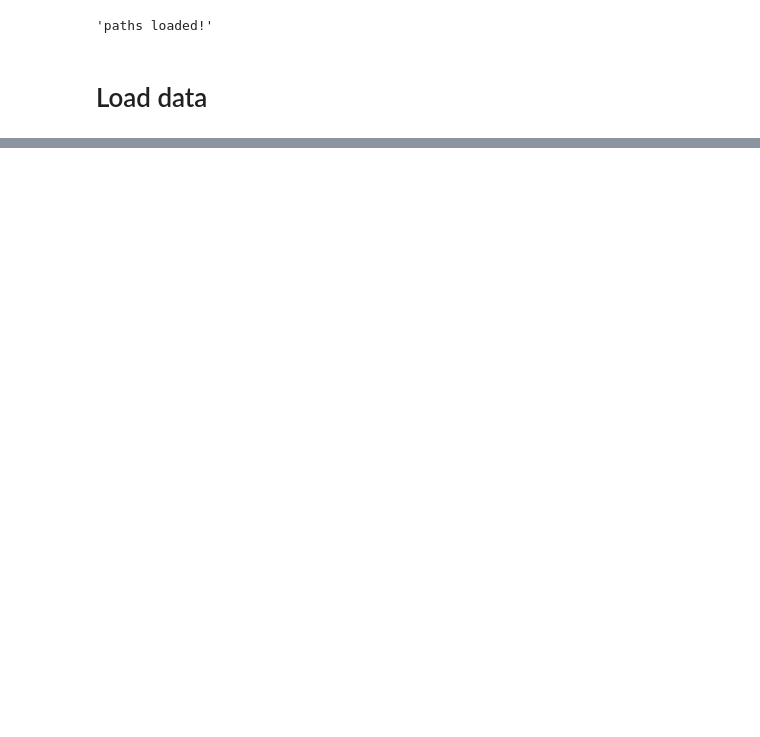
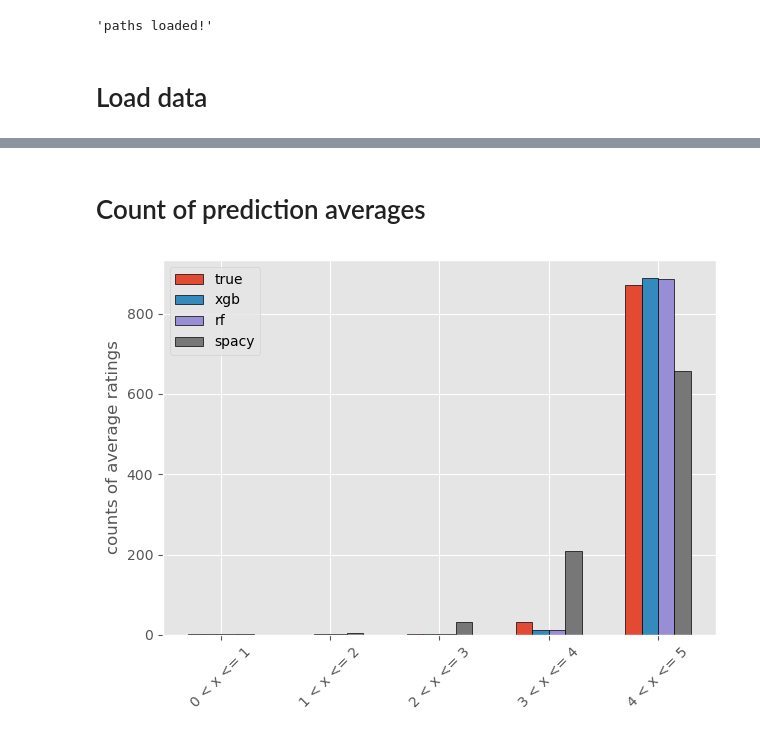
Before and after one commit to julianstar88/Data_Analytics, a Jupyter notebook: Jupyter notebooks/spacy_predict_ratings.ipynb, the cells around one changed output, grey strips where cells are left out. Cells and saved outputs as stored; diff of their text form; code cells hidden in the pictures; blank space fills up the shorter version.

```diff
--- a/Jupyter notebooks/spacy_predict_ratings.ipynb
+++ b/Jupyter notebooks/spacy_predict_ratings.ipynb
@@ -28,0 +203,45 @@ ic| 2414603899.py:4 in <module>- 'data loaded!'
+# %% [markdown]
+# Count of prediction averages
+# %%
+def counts(vals: np.ndarray) -> list[int]:
+    count_1 = list()
+    count_2 = list()
+    count_3 = list()
+    count_4 = list()
+    count_5 = list()
+    bucket = list()
+    for x in vals:
+        if (0 < x) and ( x <= 1):
+            count_1.append(x)
+        elif (1 < x) and (x <= 2):
+            count_2.append(x)
+        elif (2 < x) and (x <= 3):
+            count_3.append(x)
+        elif (3 < x) and (x <= 4):
+            count_4.append(x)
+        elif (4 < x) and (x <= 5):
+            count_5.append(x)
+        else:
+            bucket.append(x)
+
+    return [len(count_1), len(count_2), len(count_3), len(count_4), len(count_5)]
+
+true_heights = counts(predict_eval["review_scores_rating"].to_numpy())
+xgb_heights = counts(predict_eval["xgb_predict_avg"].to_numpy())
+rf_heights = counts(predict_eval["rf_predict_avg"].to_numpy())
+spacy_heights = counts(predict_eval["spacy_predict_avg"].to_numpy())
+x_labels = ["0 < x <= 1", "1 < x <= 2", "2 < x <= 3", "3 < x <= 4", "4 < x <= 5"]
+x_axis = np.arange(len(x_labels))
+width = 0.15
+fig, ax = plt.subplots()
+ax.bar(x_axis, true_heights, width=width, edgecolor="black", label="true")
+ax.bar(x_axis + width, xgb_heights, width=width, edgecolor="black", label="xgb")
+ax.bar(x_axis + 2*width, rf_heights, width=width, edgecolor="black", label="rf")
+ax.bar(x_axis + 3*width, spacy_heights, width=width, edgecolor="black", label="spacy")
+ax.set_ylabel("counts of average ratings")
+ax.set_xticks(x_axis + 1.5*width, x_labels, rotation=45)
+ax.legend()
+fig.tight_layout()
+plt.show()
+# %% [output]
+[figure, added]
```
Also changed, not shown: parts of 14 cells of this notebook, 4 other files.
